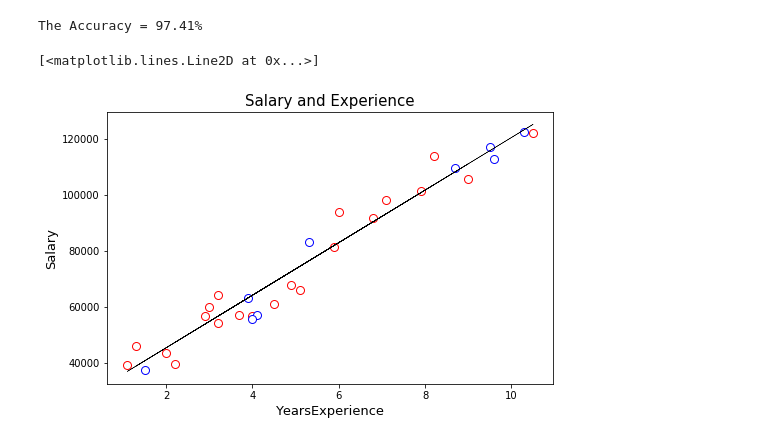
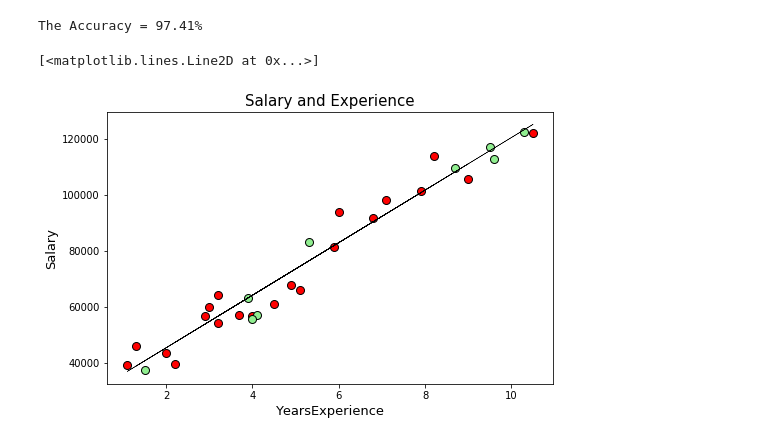
Before and after one commit to SnehashisPattanayak007/Machine-Learning-A-Z-Hands-On-Python-R-In-Data-Science_Python-Implementation, a Jupyter notebook: Regression/Simple Linear Regression/simple_linear_regression.ipynb, the cells around one changed output. Cells and saved outputs as stored; diff of their text form; code cells hidden in the pictures.

```diff
--- a/Regression/Simple Linear Regression/simple_linear_regression.ipynb
+++ b/Regression/Simple Linear Regression/simple_linear_regression.ipynb
@@ -60,14 +67,35 @@ The Accuracy = 97.41%
 # %%
 # Visualising the Training set results
 plt.figure(figsize = (8, 5))
 plt.xlabel("YearsExperience", fontsize = 13)
 plt.ylabel("Salary", fontsize = 13)
 plt.title("Salary and Experience", fontsize = 15)
 
-plt.plot(xtrain, ytrain, marker = 'o', markeredgecolor = 'red', color = 'white', markersize = 8, linestyle = '')
-plt.plot(xtest, ytest, marker = 'o', markeredgecolor = 'blue', color = 'white', markersize = 8, linestyle = '')
+plt.plot(
+    xtrain, ytrain,
+    marker = 'o',
+    markeredgecolor = "black",
+    color = "red",
+    markersize = 8,
+    linestyle = ''
+)
 
-plt.plot(xtrain, regressor.predict(xtrain), marker = '', color = 'black', linestyle = '-', linewidth = 0.5)
+plt.plot(
+    xtest, ytest,
+    marker = 'o',
+    markeredgecolor = "black",
+    color = "lightgreen",
+    markersize = 8,
+    linestyle = ''
+)
+
+plt.plot(
+    xtrain, regressor.predict(xtrain),
+    marker = '',
+    color = "black",
+    linestyle = '-',
+    linewidth = 0.5
+)
 # %% [output]
 [<matplotlib.lines.Line2D at 0x...>]
-[figure, old version]
+[figure, new version]
```
Also changed, not shown: parts of 1 cell of this notebook.
